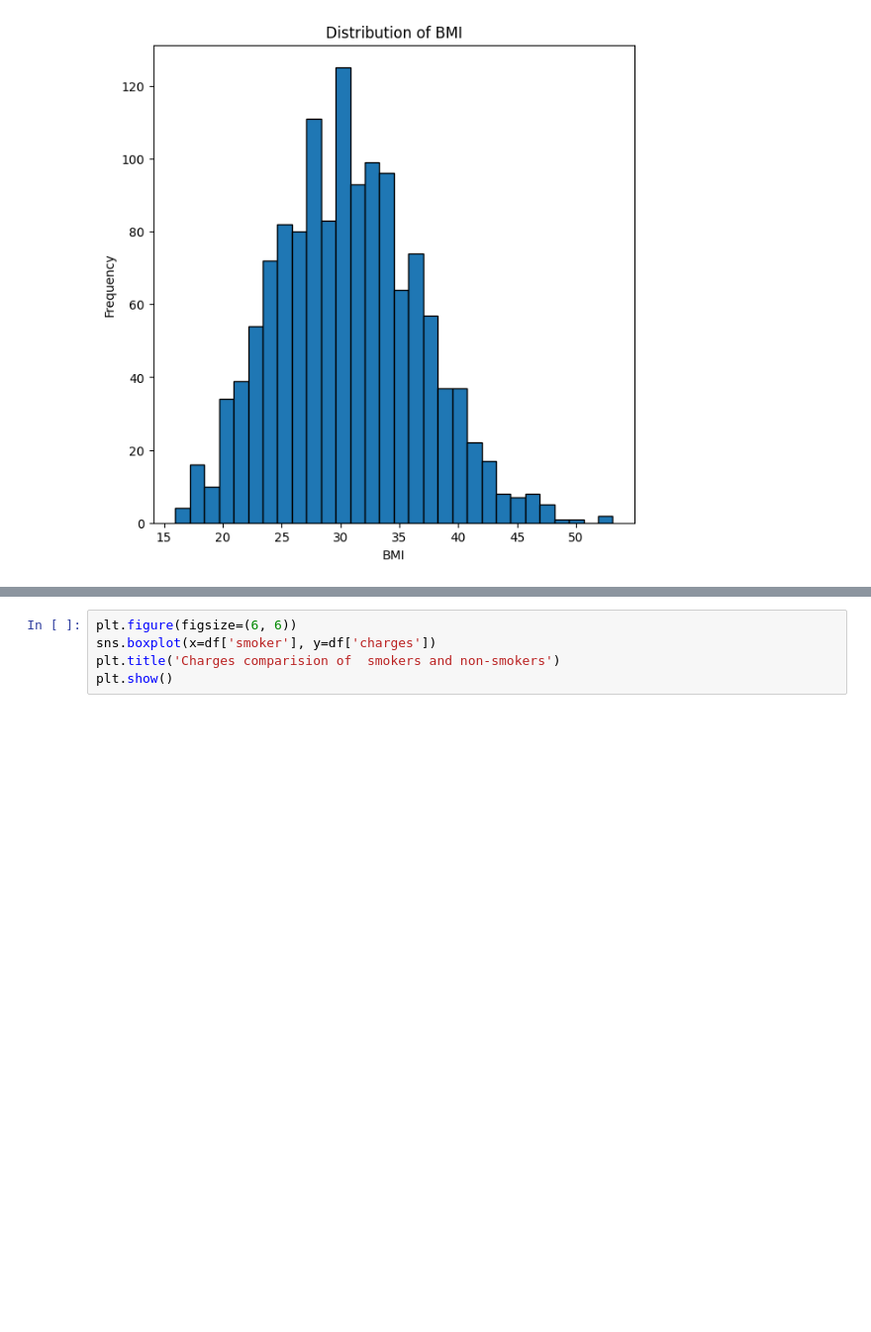
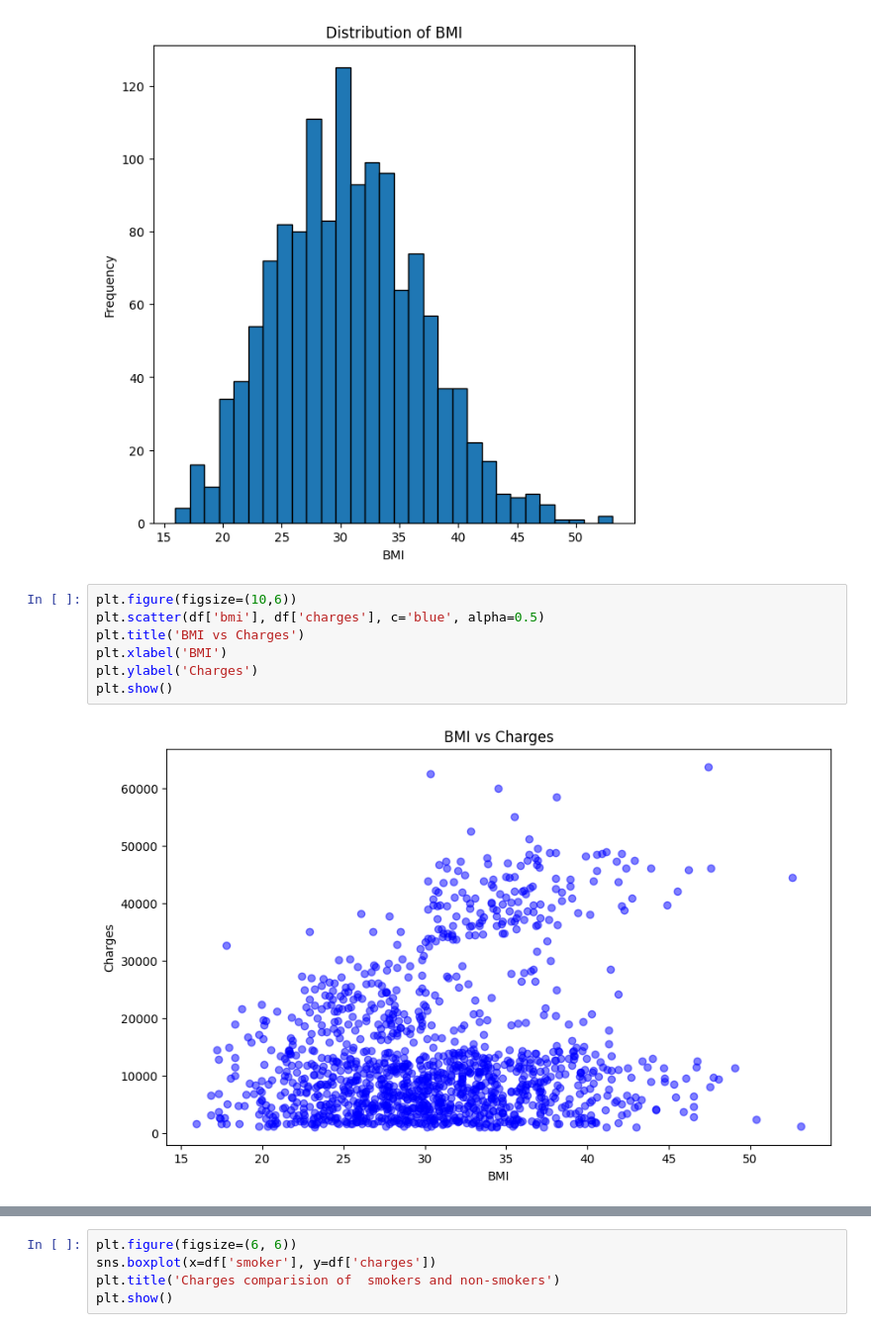
Before and after one commit to Rohan120805/DAVProject, a Jupyter notebook: code.ipynb, the cells around one changed output, grey strips where cells are left out. Shown at 99% size. Cells and saved outputs as stored; diff of their text form; blank space fills up the shorter version.

```diff
--- a/code.ipynb
+++ b/code.ipynb
@@ -29,3 +29,12 @@ plt.title('Distribution of BMI')
 plt.show()
 # %% [output]
 [figure]
+# %%
+plt.figure(figsize=(10,6))
+plt.scatter(df['bmi'], df['charges'], c='blue', alpha=0.5)
+plt.title('BMI vs Charges')
+plt.xlabel('BMI')
+plt.ylabel('Charges')
+plt.show()
+# %% [output]
+[figure, added]
```
Also changed, not shown: parts of 10 cells of this notebook, 2 other files.
